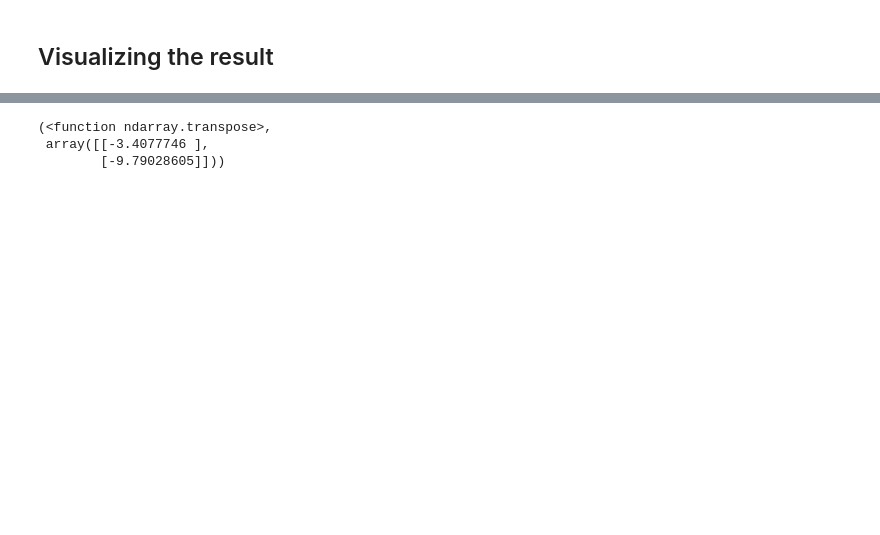
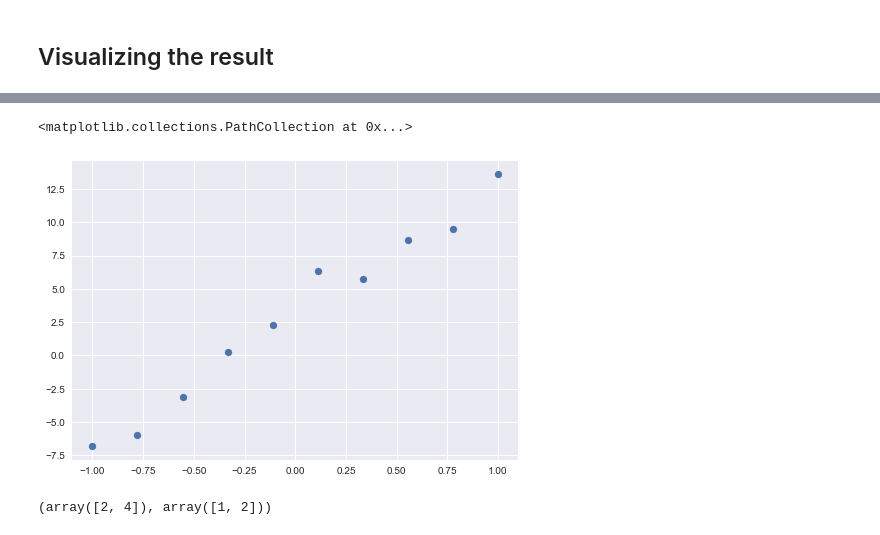
Before and after one commit to cityueegef/gef2021_aiot_exercise_notebooks, a Jupyter notebook: introduction_to_python/NumPy_exercise.ipynb, the cells around one changed output, grey strips where cells are left out. Drawn from its saved outputs; the diff is of its cells as text; code cells hidden in the pictures; blank space fills up the shorter version.

```diff
--- a/introduction_to_python/NumPy_exercise.ipynb
+++ b/introduction_to_python/NumPy_exercise.ipynb
@@ -446,32 +459,20 @@ The true value for beta is: [ 3 10]
-# %%
-import datetime
-import matplotlib.pyplot as plt
-from datetime import time
-import time as tm
-from IPython.display import clear_output
-from IPython.display import Audio
-sound_file = 'Rss/sound effect.wav'
-Time = 1
-Time = Time * 60
-while Time > -1:
-    Time = round(Time,2)
-    Second = Time % 60
-    Min = Time - Second
-    Min = Min/60
-    Second = round(Second)
-    Min = round(Min)
-    if len(str(Second)) == 1:
-        time = str(Min) + ':' + '0'+ str(Second)
-    else:
-        time = str(Min) + ':' + str(Second)
-    plt.text(0.3, 0.5, time,size = 50,fontfamily = 'cursive',c = 'blue')
-    ax = plt.gca()
-    ax.set_facecolor('xkcd:aquamarine')
-    plt.show()
-    Time += -1
-    tm.sleep(1)
-    clear_output(wait=True)
-# %% [output]
-(<function ndarray.transpose>,
- array([[-3.4077746 ],
-        [-9.79028605]]))
+# %%
+N = 10 #sample size
+
+true_beta = np.array([3,10])
+x = np.linspace(-1,1, N)
+x1 = np.vstack([np.ones(x.shape), x])
+
+eps = np.random.normal(0,1,N)
+
+y = np.matmul(true_beta, x1) + eps
+
+plt.scatter(x,y)
+# %% [output]
+<matplotlib.collections.PathCollection at 0x...>
+[figure, added]
+# %%
+testarray = np.array([1,2])
+2*testarray, testarray
+# %% [output]
+(array([2, 4]), array([1, 2]))
```
Also changed, not shown: parts of 4 cells of this notebook.
